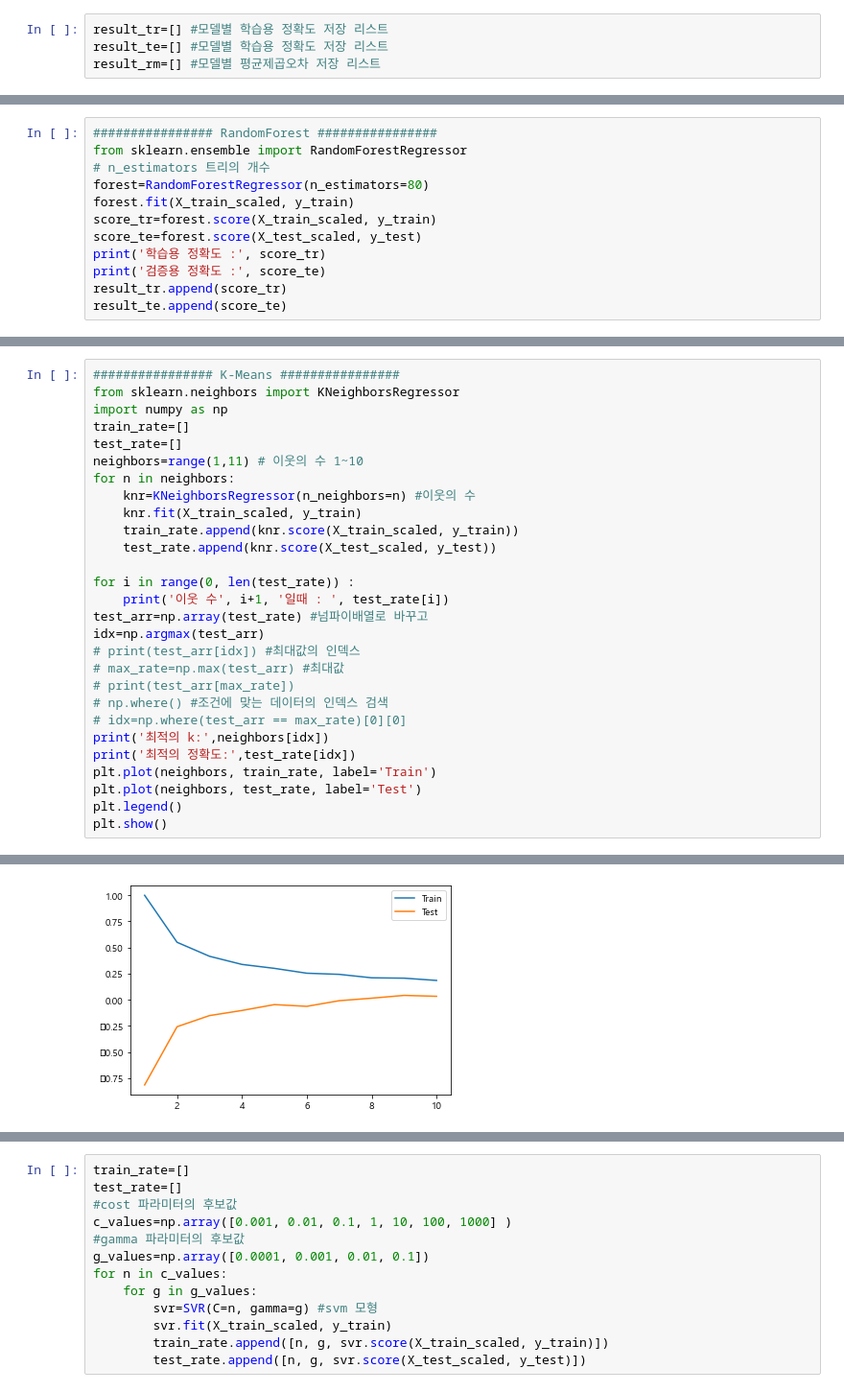
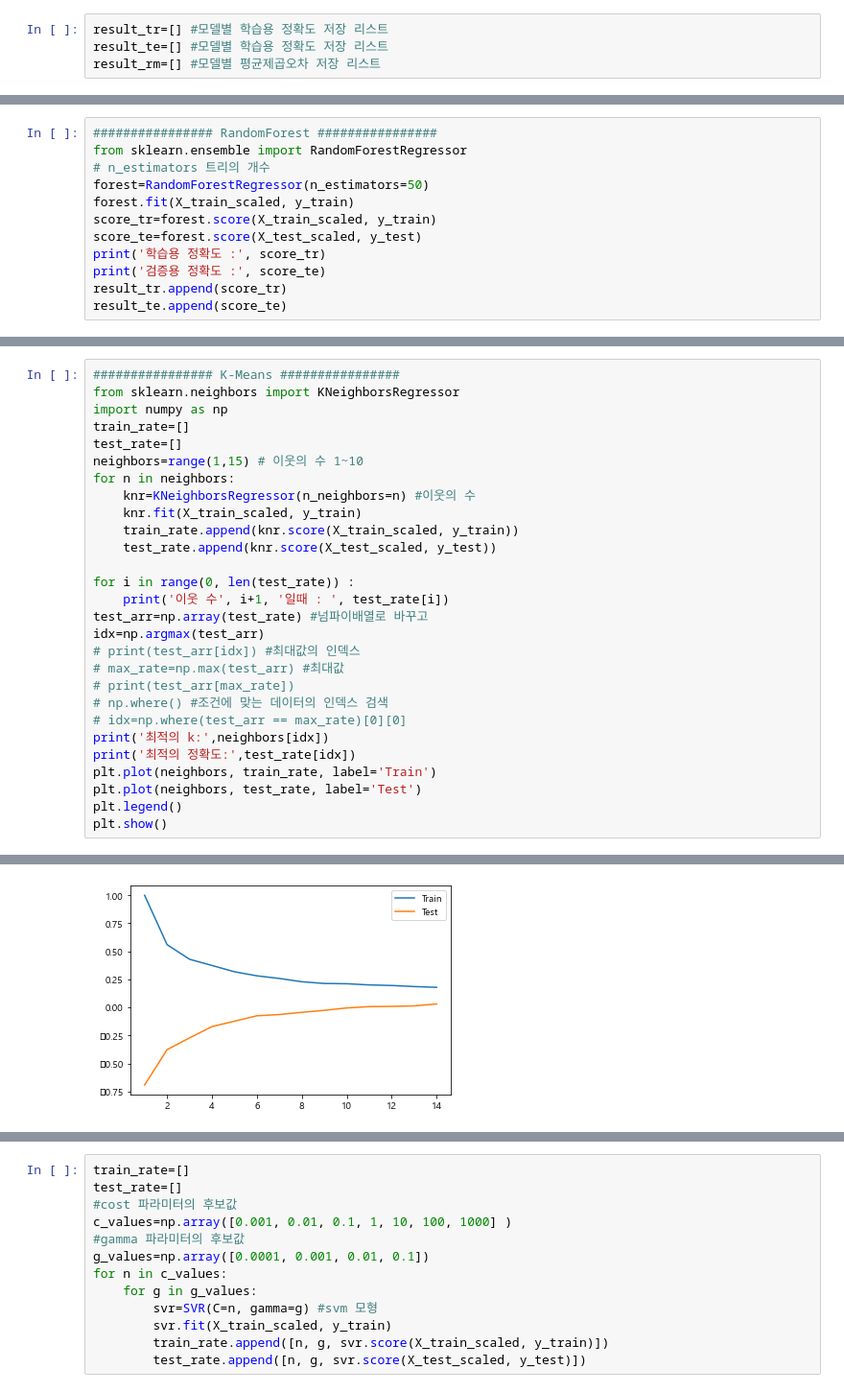
Before and after one commit to WangSungJoon/Data-Analysis, a Jupyter notebook: Convenience/machine_learning.ipynb, the cells around one changed output, grey strips where cells are left out. Shown: that part at 96% size. Cells and saved outputs as stored; diff of their text form.

```diff
--- a/Convenience/machine_learning.ipynb
+++ b/Convenience/machine_learning.ipynb
@@ -135,7 +135,7 @@ plot_tree(tree)
 ################ RandomForest ################
 from sklearn.ensemble import RandomForestRegressor
 # n_estimators 트리의 개수
-forest=RandomForestRegressor(n_estimators=80)
+forest=RandomForestRegressor(n_estimators=50)
 forest.fit(X_train_scaled, y_train)
 score_tr=forest.score(X_train_scaled, y_train)
 score_te=forest.score(X_test_scaled, y_test)
@@ -165,7 +165,7 @@ from sklearn.neighbors import KNeighborsRegressor
 import numpy as np
 train_rate=[]
 test_rate=[]
-neighbors=range(1,11) # 이웃의 수 1~10
+neighbors=range(1,15) # 이웃의 수 1~10
 for n in neighbors:
     knr=KNeighborsRegressor(n_neighbors=n) #이웃의 수
     knr.fit(X_train_scaled, y_train)
@@ -203,2 +207,2 @@ plt.show()
-[figure, old version]
+[figure, new version]
 # %%
```
Also changed, not shown: parts of 28 cells of this notebook.
